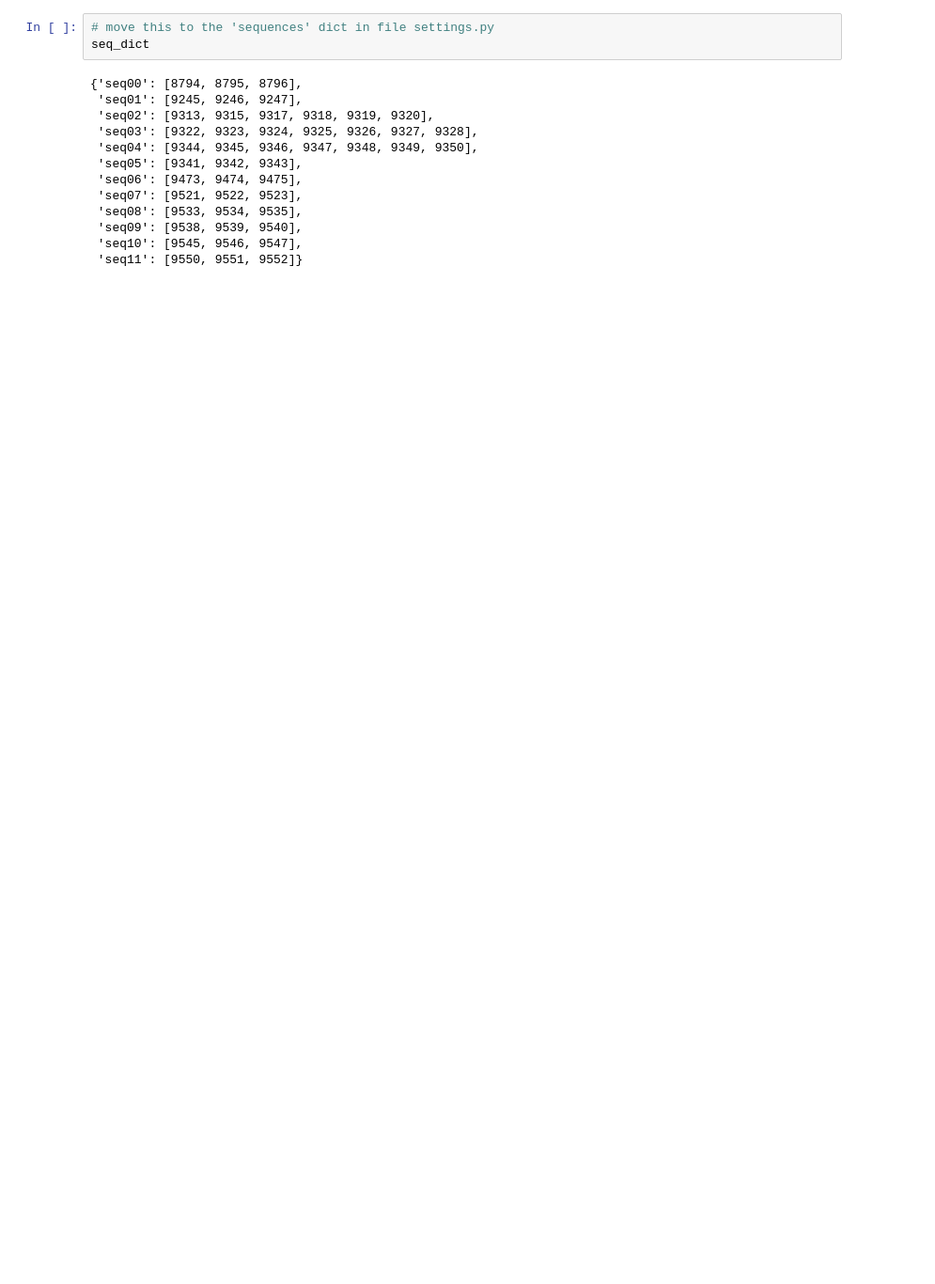
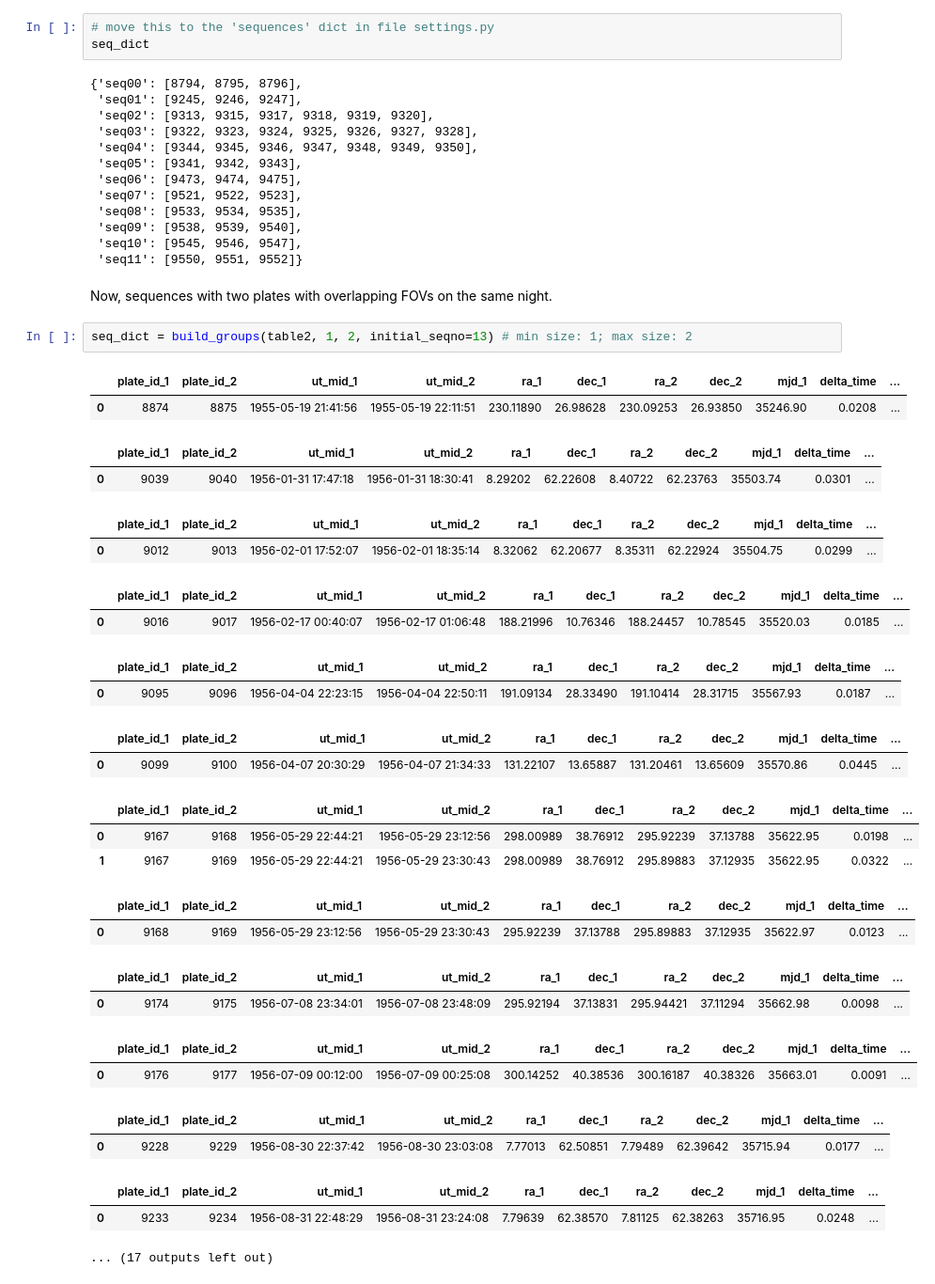
Before and after one commit to cuernodegazpacho/plateanalysis, a Jupyter notebook: footprints/footprint_analysis.ipynb, the cells around one changed output. Shown at 94% size. Saved outputs shown, nothing was run; the diff lists cells and outputs as text; blank space fills up the shorter version.

Commit message:
First results from entire "same-night" data set.

```diff
--- a/footprints/footprint_analysis.ipynb
+++ b/footprints/footprint_analysis.ipynb
@@ -488,3 +513,34 @@ seq_dict
  'seq09': [9538, 9539, 9540],
  'seq10': [9545, 9546, 9547],
  'seq11': [9550, 9551, 9552]}
+# %% [markdown]
+Now, sequences with two plates with overlapping FOVs on the same night.
+# %%
+seq_dict = build_groups(table2, 1, 2, initial_seqno=13) # min size: 1; max size: 2
+# %% [output]
+|  | plate_id_1 | plate_id_2 | ut_mid_1 | ut_mid_2 | ra_1 | dec_1 | ra_2 | dec_2 | mjd_1 | delta_time | ... |
+| 0 | 8874 | 8875 | 1955-05-19 21:41:56 | 1955-05-19 22:11:51 | 230.11890 | 26.98628 | 230.09253 | 26.93850 | 35246.90 | 0.0208 | ... |
+|  | plate_id_1 | plate_id_2 | ut_mid_1 | ut_mid_2 | ra_1 | dec_1 | ra_2 | dec_2 | mjd_1 | delta_time | ... |
+| 0 | 9039 | 9040 | 1956-01-31 17:47:18 | 1956-01-31 18:30:41 | 8.29202 | 62.22608 | 8.40722 | 62.23763 | 35503.74 | 0.0301 | ... |
+|  | plate_id_1 | plate_id_2 | ut_mid_1 | ut_mid_2 | ra_1 | dec_1 | ra_2 | dec_2 | mjd_1 | delta_time | ... |
+| 0 | 9012 | 9013 | 1956-02-01 17:52:07 | 1956-02-01 18:35:14 | 8.32062 | 62.20677 | 8.35311 | 62.22924 | 35504.75 | 0.0299 | ... |
+|  | plate_id_1 | plate_id_2 | ut_mid_1 | ut_mid_2 | ra_1 | dec_1 | ra_2 | dec_2 | mjd_1 | delta_time | ... |
+| 0 | 9016 | 9017 | 1956-02-17 00:40:07 | 1956-02-17 01:06:48 | 188.21996 | 10.76346 | 188.24457 | 10.78545 | 35520.03 | 0.0185 | ... |
+|  | plate_id_1 | plate_id_2 | ut_mid_1 | ut_mid_2 | ra_1 | dec_1 | ra_2 | dec_2 | mjd_1 | delta_time | ... |
+| 0 | 9095 | 9096 | 1956-04-04 22:23:15 | 1956-04-04 22:50:11 | 191.09134 | 28.33490 | 191.10414 | 28.31715 | 35567.93 | 0.0187 | ... |
+|  | plate_id_1 | plate_id_2 | ut_mid_1 | ut_mid_2 | ra_1 | dec_1 | ra_2 | dec_2 | mjd_1 | delta_time | ... |
+| 0 | 9099 | 9100 | 1956-04-07 20:30:29 | 1956-04-07 21:34:33 | 131.22107 | 13.65887 | 131.20461 | 13.65609 | 35570.86 | 0.0445 | ... |
+|  | plate_id_1 | plate_id_2 | ut_mid_1 | ut_mid_2 | ra_1 | dec_1 | ra_2 | dec_2 | mjd_1 | delta_time | ... |
+| 0 | 9167 | 9168 | 1956-05-29 22:44:21 | 1956-05-29 23:12:56 | 298.00989 | 38.76912 | 295.92239 | 37.13788 | 35622.95 | 0.0198 | ... |
+| 1 | 9167 | 9169 | 1956-05-29 22:44:21 | 1956-05-29 23:30:43 | 298.00989 | 38.76912 | 295.89883 | 37.12935 | 35622.95 | 0.0322 | ... |
+|  | plate_id_1 | plate_id_2 | ut_mid_1 | ut_mid_2 | ra_1 | dec_1 | ra_2 | dec_2 | mjd_1 | delta_time | ... |
+| 0 | 9168 | 9169 | 1956-05-29 23:12:56 | 1956-05-29 23:30:43 | 295.92239 | 37.13788 | 295.89883 | 37.12935 | 35622.97 | 0.0123 | ... |
+|  | plate_id_1 | plate_id_2 | ut_mid_1 | ut_mid_2 | ra_1 | dec_1 | ra_2 | dec_2 | mjd_1 | delta_time | ... |
+| 0 | 9174 | 9175 | 1956-07-08 23:34:01 | 1956-07-08 23:48:09 | 295.92194 | 37.13831 | 295.94421 | 37.11294 | 35662.98 | 0.0098 | ... |
+|  | plate_id_1 | plate_id_2 | ut_mid_1 | ut_mid_2 | ra_1 | dec_1 | ra_2 | dec_2 | mjd_1 | delta_time | ... |
+| 0 | 9176 | 9177 | 1956-07-09 00:12:00 | 1956-07-09 00:25:08 | 300.14252 | 40.38536 | 300.16187 | 40.38326 | 35663.01 | 0.0091 | ... |
+|  | plate_id_1 | plate_id_2 | ut_mid_1 | ut_mid_2 | ra_1 | dec_1 | ra_2 | dec_2 | mjd_1 | delta_time | ... |
+| 0 | 9228 | 9229 | 1956-08-30 22:37:42 | 1956-08-30 23:03:08 | 7.77013 | 62.50851 | 7.79489 | 62.39642 | 35715.94 | 0.0177 | ... |
+|  | plate_id_1 | plate_id_2 | ut_mid_1 | ut_mid_2 | ra_1 | dec_1 | ra_2 | dec_2 | mjd_1 | delta_time | ... |
+| 0 | 9233 | 9234 | 1956-08-31 22:48:29 | 1956-08-31 23:24:08 | 7.79639 | 62.38570 | 7.81125 | 62.38263 | 35716.95 | 0.0248 | ... |
+... (17 outputs left out)
```
Also changed, not shown: parts of 11 cells of this notebook, 17 other files.
